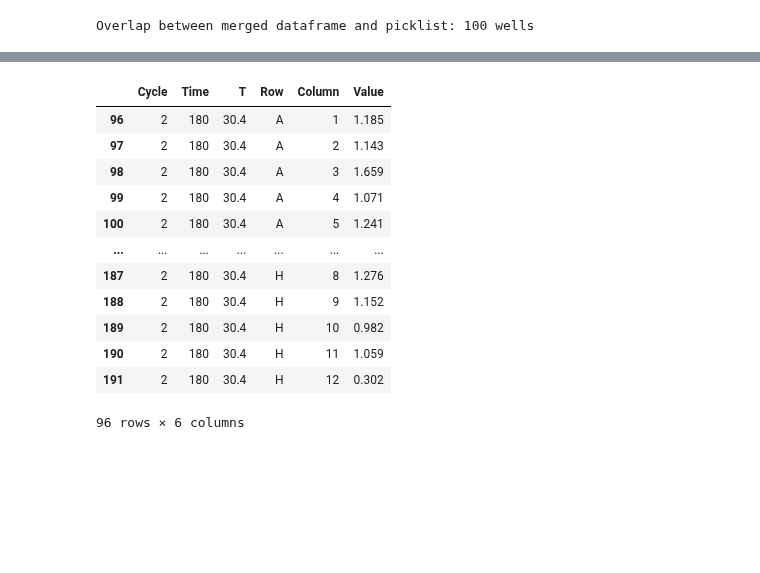
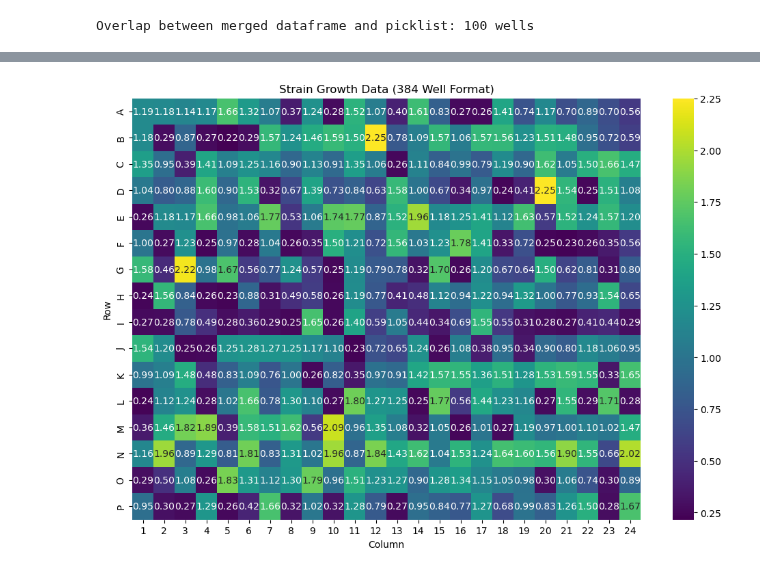
Before and after one commit to RatzkeLab/pairwise-interactions, a Jupyter notebook: 20260630/strain_check/check_strains.ipynb, the cells around one changed output, grey strips where cells are left out. Cells and saved outputs as stored; diff of their text form; code cells hidden in the pictures; blank space fills up the shorter version.

Commit message:
adding od check

```diff
--- a/20260630/strain_check/check_strains.ipynb
+++ b/20260630/strain_check/check_strains.ipynb
@@ -130,7 +131,30 @@ def read_plate_reader_csv(file_path, n_headers=7):
     return df
 # %%
-dfa = read_plate_reader_csv("/home/rl/scripts/karl/pairwise_interaction_experiments/20260630/strain_check/Karl_20260630_111648_OD600_6m.csv")
-dfa = dfa.drop(dfa[dfa['Cycle']==1].index) #drop cycle 1
-dfb = read_plate_reader_csv("/home/rl/scripts/karl/pairwise_interaction_experiments/20260630/strain_check/Karl_20260630_113201_OD600_6m.csv")
+dfa1 = read_plate_reader_csv("/home/rl/scripts/karl/pairwise_interaction_experiments/20260630/strain_check/Karl_20260630_111648_OD600_6m.csv")
+dfa1 = dfa1.drop(dfa1[dfa1['Cycle']==1].index) #drop cycle 1
+dfa2 = read_plate_reader_csv("/home/rl/scripts/karl/pairwise_interaction_experiments/20260630/strain_check/Karl_20260630_113201_OD600_6m.csv")
+dfa2 = dfa2.drop(dfa2[dfa2['Cycle']==1].index) #drop cycle 1
+dfb1 = read_plate_reader_csv("./Karl_20260630_114305_OD600_6m.csv")
+dfb2 = read_plate_reader_csv("./Karl_20260630_115357_OD600_6m.csv")
 
-display(dfa)
+display(dfa1)
+# display(dfa2)
+# display(dfb1)
+
+
+dfa1['Row_No'] = dfa1['Row_No']*2
+dfa1['Column'] = dfa1['Column']*2 -1
+display(dfa1)
+dfa2['Row_No'] = dfa2['Row_No']*2
+dfa2['Column'] = dfa2['Column']*2
+dfb1['Row_No'] = dfb1['Row_No']*2+1
+dfb1['Column'] = dfb1['Column']*2-1
+dfb2['Row_No'] = dfb2['Row_No']*2+1
+dfb2['Column'] = dfb2['Column']*2
+
+#stack the dfs into one
+df_combined = pd.concat([dfa1, dfa2, dfb1, dfb2], ignore_index=True)
+
+df_combined['Row_Letter'] = df_combined['Row_No'].apply(lambda x: chr(x + 65))
+
+display(df_combined)
@@ -136,0 +201,5 @@ display(dfa)
+# %%
+df_pivot = df_combined.pivot(index='Row_Letter', columns='Column', values='Value')
+#coerce to numeric
+df_pivot = df_pivot.apply(pd.to_numeric, errors='coerce')
+display(df_pivot)
@@ -137,15 +226,11 @@ display(dfa)
 # %%
+#plot the data for each well in df_combined in 384 well format (like a heatmap) with col on the x axis and row letter on the y
+plt.figure(figsize=(12, 8))
+#show the values as white text on the heatmap
+sns.heatmap(df_pivot,  cmap='viridis', annot=True, fmt=".2f")
+plt.xlabel('Column')
+plt.ylabel('Row')
+plt.title('Strain Growth Data (384 Well Format)')
+plt.show()
 # %% [output]
-|  | Cycle | Time | T | Row | Column | Value |
-| 96 | 2 | 180 | 30.4 | A | 1 | 1.185 |
-| 97 | 2 | 180 | 30.4 | A | 2 | 1.143 |
-| 98 | 2 | 180 | 30.4 | A | 3 | 1.659 |
-| 99 | 2 | 180 | 30.4 | A | 4 | 1.071 |
-| 100 | 2 | 180 | 30.4 | A | 5 | 1.241 |
-| ... | ... | ... | ... | ... | ... | ... |
-| 187 | 2 | 180 | 30.4 | H | 8 | 1.276 |
-| 188 | 2 | 180 | 30.4 | H | 9 | 1.152 |
-| 189 | 2 | 180 | 30.4 | H | 10 | 0.982 |
-| 190 | 2 | 180 | 30.4 | H | 11 | 1.059 |
-| 191 | 2 | 180 | 30.4 | H | 12 | 0.302 |
-96 rows × 6 columns
+[figure, added]
```
Also changed, not shown: parts of 8 cells of this notebook.
